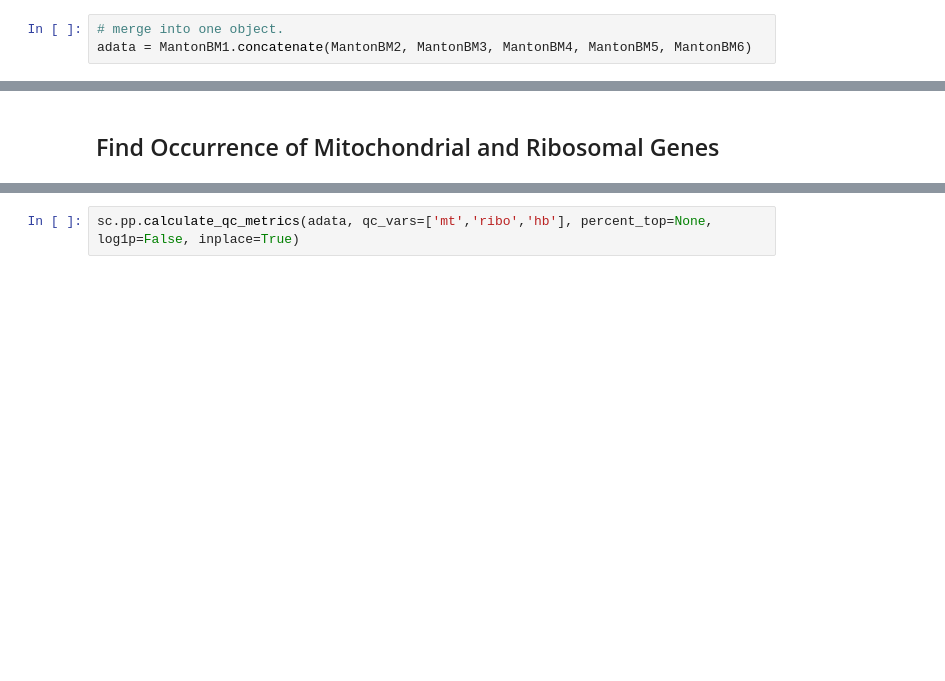
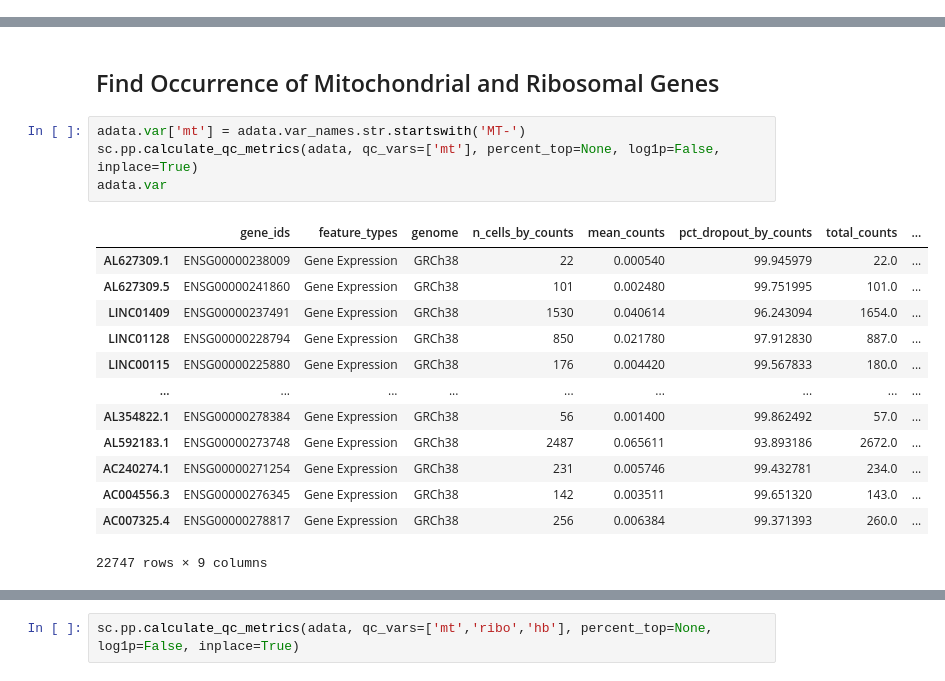
Before and after one commit to RareSeas/test-scanpy-workflow, a Jupyter notebook: notebooks/Scanpy_Example.ipynb, the cells around one changed output, grey strips where cells are left out. Drawn from its saved outputs; the diff is of its cells as text; blank space fills up the shorter version.

```diff
--- a/notebooks/Scanpy_Example.ipynb
+++ b/notebooks/Scanpy_Example.ipynb
@@ -65,3 +29,0 @@ MantonBM6.obs['sample']="Female_BM6"
-# %%
-# merge into one object.
-adata = MantonBM1.concatenate(MantonBM2, MantonBM3, MantonBM4, MantonBM5, MantonBM6)
@@ -101,5 +176,23 @@ TODO: Filter out genes expressed in less than 5% of the cellls
 # %% [markdown]
 ## Find Occurrence of Mitochondrial and Ribosomal Genes
+# %%
+adata.var['mt'] = adata.var_names.str.startswith('MT-')
+sc.pp.calculate_qc_metrics(adata, qc_vars=['mt'], percent_top=None, log1p=False, inplace=True)
+adata.var
+# %% [output]
+|  | gene_ids | feature_types | genome | n_cells_by_counts | mean_counts | pct_dropout_by_counts | total_counts | ... |
+| AL627309.1 | ENSG00000238009 | Gene Expression | GRCh38 | 22 | 0.000540 | 99.945979 | 22.0 | ... |
+| AL627309.5 | ENSG00000241860 | Gene Expression | GRCh38 | 101 | 0.002480 | 99.751995 | 101.0 | ... |
+| LINC01409 | ENSG00000237491 | Gene Expression | GRCh38 | 1530 | 0.040614 | 96.243094 | 1654.0 | ... |
+| LINC01128 | ENSG00000228794 | Gene Expression | GRCh38 | 850 | 0.021780 | 97.912830 | 887.0 | ... |
+| LINC00115 | ENSG00000225880 | Gene Expression | GRCh38 | 176 | 0.004420 | 99.567833 | 180.0 | ... |
+| ... | ... | ... | ... | ... | ... | ... | ... | ... |
+| AL354822.1 | ENSG00000278384 | Gene Expression | GRCh38 | 56 | 0.001400 | 99.862492 | 57.0 | ... |
+| AL592183.1 | ENSG00000273748 | Gene Expression | GRCh38 | 2487 | 0.065611 | 93.893186 | 2672.0 | ... |
+| AC240274.1 | ENSG00000271254 | Gene Expression | GRCh38 | 231 | 0.005746 | 99.432781 | 234.0 | ... |
+| AC004556.3 | ENSG00000276345 | Gene Expression | GRCh38 | 142 | 0.003511 | 99.651320 | 143.0 | ... |
+| AC007325.4 | ENSG00000278817 | Gene Expression | GRCh38 | 256 | 0.006384 | 99.371393 | 260.0 | ... |
+22747 rows × 9 columns
 # %%
 # mitochondrial genes
 adata.var['mt'] = adata.var_names.str.startswith('MT-')
```
Also changed, not shown: parts of 30 cells of this notebook.
